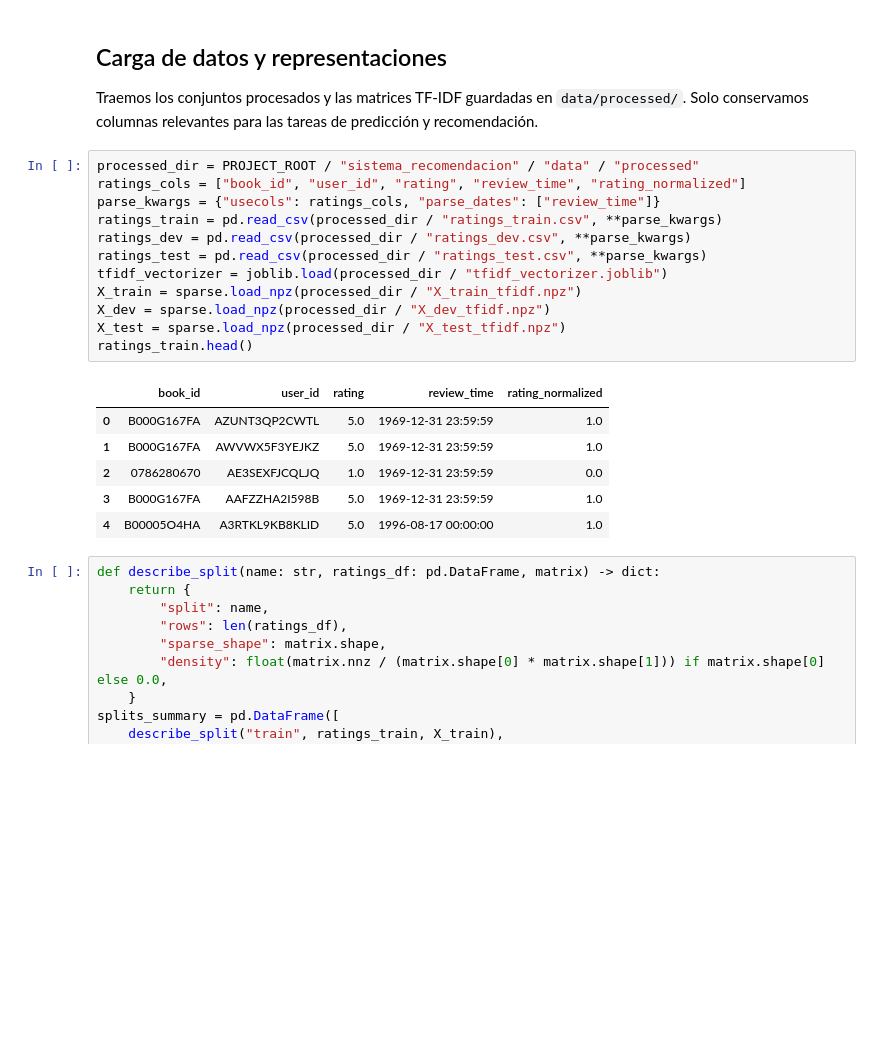
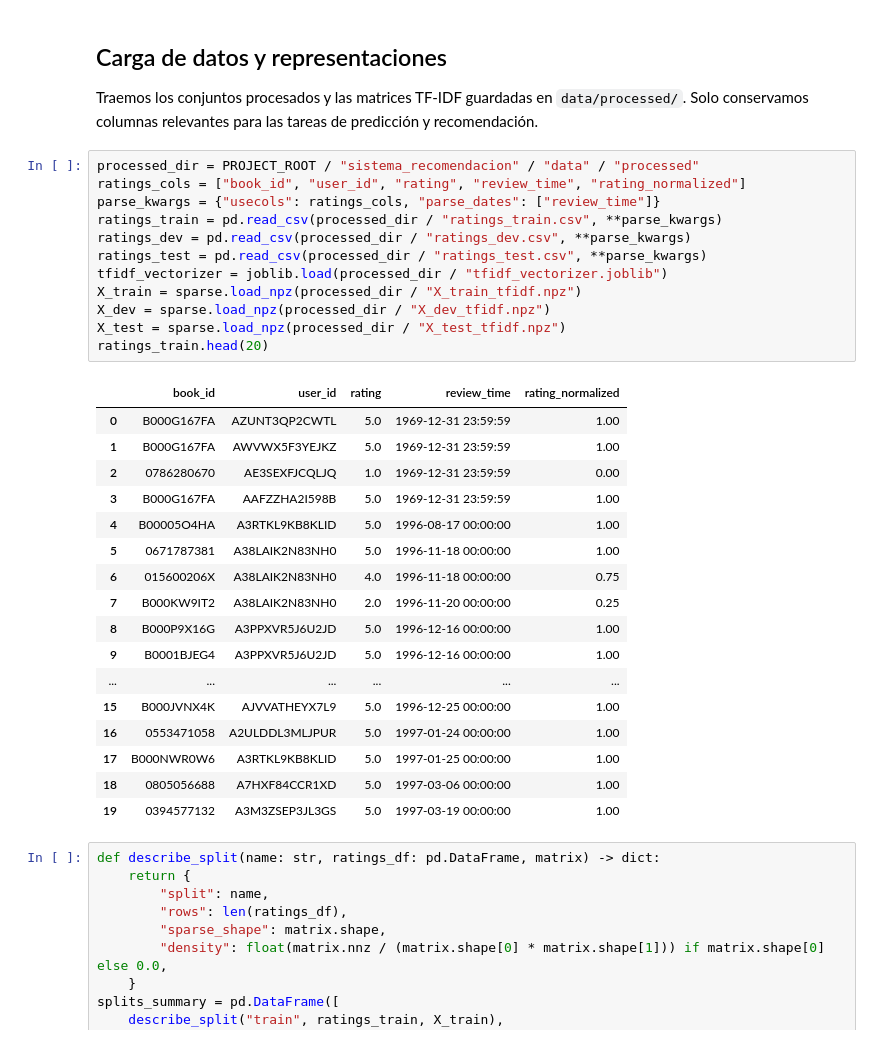
Before and after one commit to lctr33/Sistema-de-recomendacion, a Jupyter notebook: sistema_recomendacion/notebooks/etapa1/03_modelo_baseline.ipynb, the cells around one changed output. Saved outputs shown, nothing was run; the diff lists cells and outputs as text; blank space fills up the shorter version.

```diff
--- a/sistema_recomendacion/notebooks/etapa1/03_modelo_baseline.ipynb
+++ b/sistema_recomendacion/notebooks/etapa1/03_modelo_baseline.ipynb
@@ -28,22 +28,33 @@ Traemos los conjuntos procesados y las matrices TF-IDF guardadas en `data/proces
 # %%
 processed_dir = PROJECT_ROOT / "sistema_recomendacion" / "data" / "processed"
 ratings_cols = ["book_id", "user_id", "rating", "review_time", "rating_normalized"]
 parse_kwargs = {"usecols": ratings_cols, "parse_dates": ["review_time"]}
 ratings_train = pd.read_csv(processed_dir / "ratings_train.csv", **parse_kwargs)
 ratings_dev = pd.read_csv(processed_dir / "ratings_dev.csv", **parse_kwargs)
 ratings_test = pd.read_csv(processed_dir / "ratings_test.csv", **parse_kwargs)
 tfidf_vectorizer = joblib.load(processed_dir / "tfidf_vectorizer.joblib")
 X_train = sparse.load_npz(processed_dir / "X_train_tfidf.npz")
 X_dev = sparse.load_npz(processed_dir / "X_dev_tfidf.npz")
 X_test = sparse.load_npz(processed_dir / "X_test_tfidf.npz")
-ratings_train.head()
+ratings_train.head(20)
 # %% [output]
 |  | book_id | user_id | rating | review_time | rating_normalized |
-| 0 | B000G167FA | AZUNT3QP2CWTL | 5.0 | 1969-12-31 23:59:59 | 1.0 |
-| 1 | B000G167FA | AWVWX5F3YEJKZ | 5.0 | 1969-12-31 23:59:59 | 1.0 |
-| 2 | 0786280670 | AE3SEXFJCQLJQ | 1.0 | 1969-12-31 23:59:59 | 0.0 |
-| 3 | B000G167FA | AAFZZHA2I598B | 5.0 | 1969-12-31 23:59:59 | 1.0 |
-| 4 | B00005O4HA | A3RTKL9KB8KLID | 5.0 | 1996-08-17 00:00:00 | 1.0 |
+| 0 | B000G167FA | AZUNT3QP2CWTL | 5.0 | 1969-12-31 23:59:59 | 1.00 |
+| 1 | B000G167FA | AWVWX5F3YEJKZ | 5.0 | 1969-12-31 23:59:59 | 1.00 |
+| 2 | 0786280670 | AE3SEXFJCQLJQ | 1.0 | 1969-12-31 23:59:59 | 0.00 |
+| 3 | B000G167FA | AAFZZHA2I598B | 5.0 | 1969-12-31 23:59:59 | 1.00 |
+| 4 | B00005O4HA | A3RTKL9KB8KLID | 5.0 | 1996-08-17 00:00:00 | 1.00 |
+| 5 | 0671787381 | A38LAIK2N83NH0 | 5.0 | 1996-11-18 00:00:00 | 1.00 |
+| 6 | 015600206X | A38LAIK2N83NH0 | 4.0 | 1996-11-18 00:00:00 | 0.75 |
+| 7 | B000KW9IT2 | A38LAIK2N83NH0 | 2.0 | 1996-11-20 00:00:00 | 0.25 |
+| 8 | B000P9X16G | A3PPXVR5J6U2JD | 5.0 | 1996-12-16 00:00:00 | 1.00 |
+| 9 | B0001BJEG4 | A3PPXVR5J6U2JD | 5.0 | 1996-12-16 00:00:00 | 1.00 |
+| ... | ... | ... | ... | ... | ... |
+| 15 | B000JVNX4K | AJVVATHEYX7L9 | 5.0 | 1996-12-25 00:00:00 | 1.00 |
+| 16 | 0553471058 | A2ULDDL3MLJPUR | 5.0 | 1997-01-24 00:00:00 | 1.00 |
+| 17 | B000NWR0W6 | A3RTKL9KB8KLID | 5.0 | 1997-01-25 00:00:00 | 1.00 |
+| 18 | 0805056688 | A7HXF84CCR1XD | 5.0 | 1997-03-06 00:00:00 | 1.00 |
+| 19 | 0394577132 | A3M3ZSEP3JL3GS | 5.0 | 1997-03-19 00:00:00 | 1.00 |
 # %%
 def describe_split(name: str, ratings_df: pd.DataFrame, matrix) -> dict:
     return {
```
Also changed, not shown: parts of 1 cell of this notebook, 6 other files.
